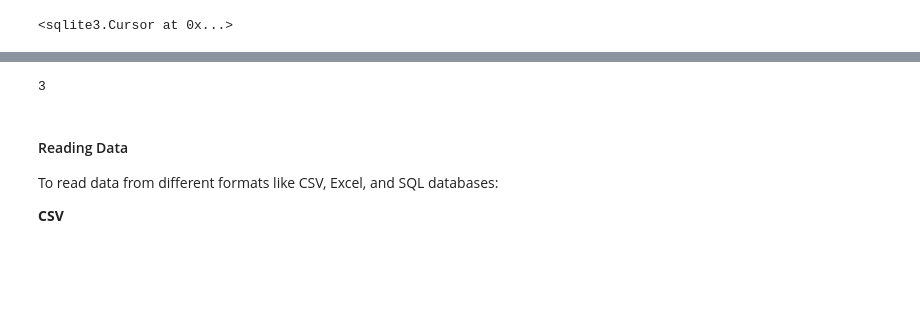
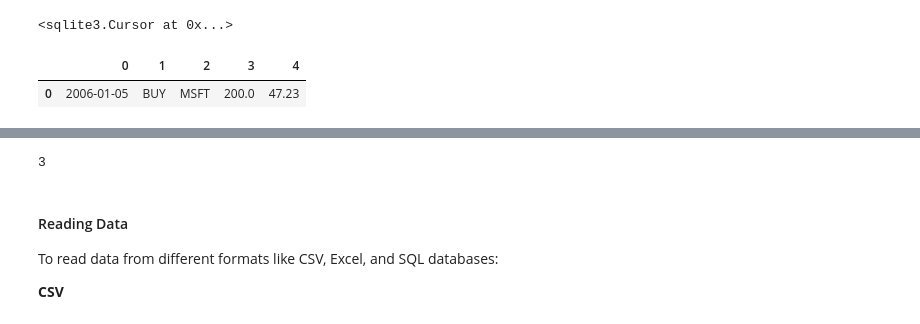
Before and after one commit to HXCLogic/Machine-Learning-382, a Jupyter notebook: lab-101-introduction/lab_101-introduction-project-setup.ipynb, the cells around one changed output, grey strips where cells are left out. Cells and saved outputs as stored; diff of their text form; code cells hidden in the pictures; blank space fills up the shorter version.

```diff
--- a/lab-101-introduction/lab_101-introduction-project-setup.ipynb
+++ b/lab-101-introduction/lab_101-introduction-project-setup.ipynb
@@ -707,9 +808,13 @@ c.execute(query_insert)
 # %%
 query_data = """
 SELECT *
 FROM stocks
 """
 data = pd.DataFrame(c.execute(query_data))
+data
+# %% [output]
+|  | 0 | 1 | 2 | 3 | 4 |
+| 0 | 2006-01-05 | BUY | MSFT | 200.0 | 47.23 |
 # %%
 data.info()
 # %% [output]
```
Also changed, not shown: parts of 32 cells of this notebook, 3 other files.
